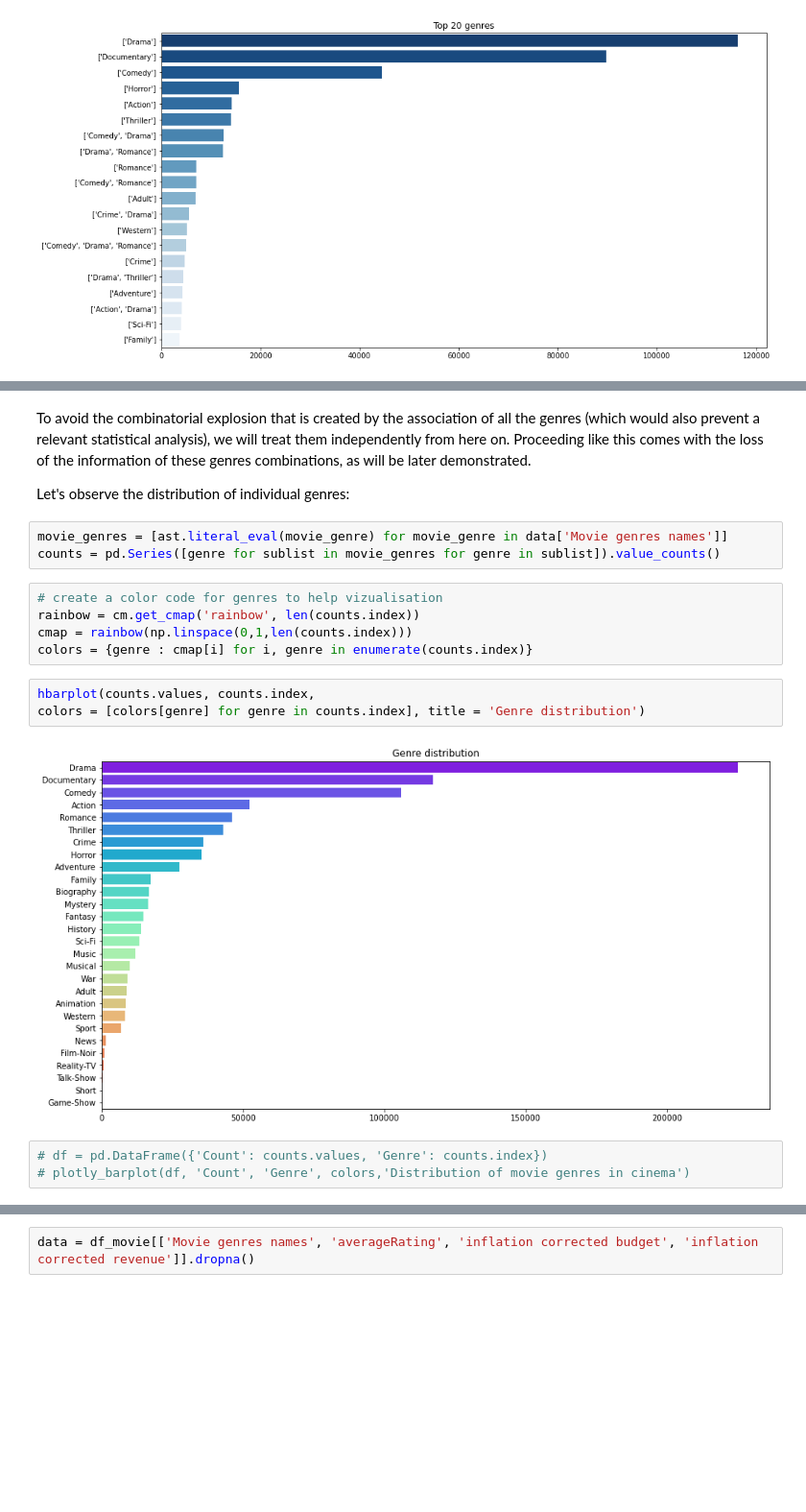
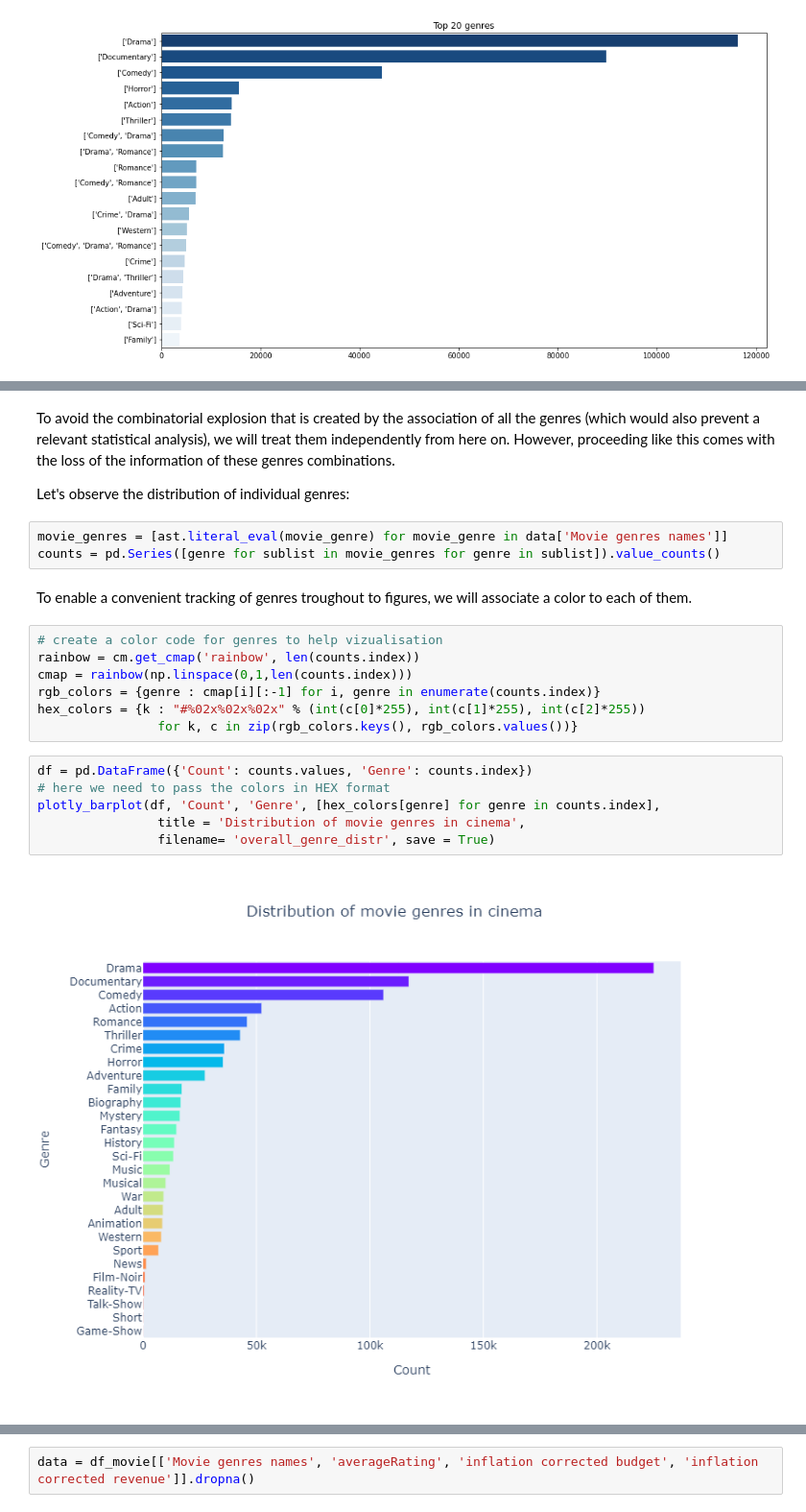
Before and after one commit to epfl-ada/ada-2022-project-nolemonnomelon, a Jupyter notebook: Genre.ipynb, the cells around one changed output, grey strips where cells are left out. Shown at 96% size. Saved outputs shown, nothing was run; the diff lists cells and outputs as text; blank space fills up the shorter version.

```diff
--- a/Genre.ipynb
+++ b/Genre.ipynb
@@ -48,21 +47,25 @@ We observe that drama, documentary and comedy movies occupy a huge portion of th
 # %% [markdown]
-To avoid the combinatorial explosion that is created by the association of all the genres (which would also prevent a relevant statistical analysis), we will treat them independently from here on. Proceeding like this comes with the loss of the information of these genres combinations, as will be later demonstrated.
+To avoid the combinatorial explosion that is created by the association of all the genres (which would also prevent a relevant statistical analysis), we will treat them independently from here on. However, proceeding like this comes with the loss of the information of these genres combinations.
 
 Let's observe the distribution of individual genres:
 # %%
 movie_genres = [ast.literal_eval(movie_genre) for movie_genre in data['Movie genres names']]
 counts = pd.Series([genre for sublist in movie_genres for genre in sublist]).value_counts()
+# %% [markdown]
+To enable a convenient tracking of genres troughout to figures, we will associate a color to each of them.
 # %%
 # create a color code for genres to help vizualisation
 rainbow = cm.get_cmap('rainbow', len(counts.index))
 cmap = rainbow(np.linspace(0,1,len(counts.index)))
-colors = {genre : cmap[i] for i, genre in enumerate(counts.index)}
+rgb_colors = {genre : cmap[i][:-1] for i, genre in enumerate(counts.index)}
+hex_colors = {k : "#%02x%02x%02x" % (int(c[0]*255), int(c[1]*255), int(c[2]*255))
+                for k, c in zip(rgb_colors.keys(), rgb_colors.values())}
-# %%
-hbarplot(counts.values, counts.index,
-colors = [colors[genre] for genre in counts.index], title = 'Genre distribution')
-# %% [output]
-[figure, removed]
 # %%
-# df = pd.DataFrame({'Count': counts.values, 'Genre': counts.index})
-# plotly_barplot(df, 'Count', 'Genre', colors,'Distribution of movie genres in cinema')
+df = pd.DataFrame({'Count': counts.values, 'Genre': counts.index})
+# here we need to pass the colors in HEX format
+plotly_barplot(df, 'Count', 'Genre', [hex_colors[genre] for genre in counts.index],
+                title = 'Distribution of movie genres in cinema',
+                filename= 'overall_genre_distr', save = True)
+# %% [output]
+[figure, added]
 # %% [markdown]
```
Also changed, not shown: parts of 131 cells of this notebook, 3 other files.
